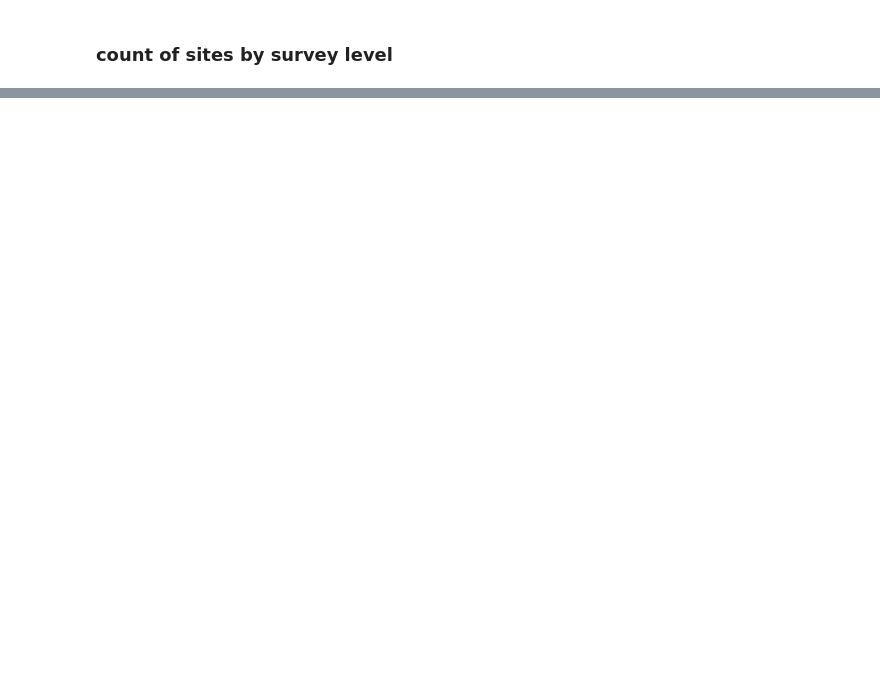
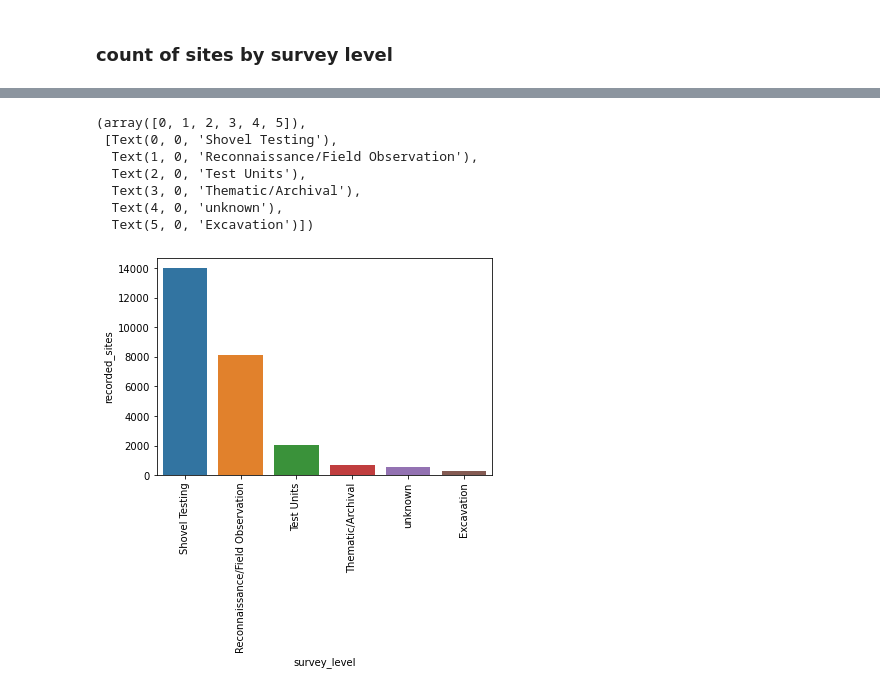
Before and after one commit to Tara-Nicole-Data/archaeological-sites-and-tourism-economic-impact, a Jupyter notebook: notebooks/Sites-Analysis.ipynb, the cells around one changed output, grey strips where cells are left out. Cells and saved outputs as stored; diff of their text form; code cells hidden in the pictures; blank space fills up the shorter version.

```diff
--- a/notebooks/Sites-Analysis.ipynb
+++ b/notebooks/Sites-Analysis.ipynb
@@ -158,5 +715,14 @@ survey_level
 # %%
 sns.barplot(data = survey_level,
            x = "survey_level",
            y = "recorded_sites")
-plt.xticks(rotation = 45)
+plt.xticks(rotation = 90)
+# %% [output]
+(array([0, 1, 2, 3, 4, 5]),
+ [Text(0, 0, 'Shovel Testing'),
+  Text(1, 0, 'Reconnaissance/Field Observation'),
+  Text(2, 0, 'Test Units'),
+  Text(3, 0, 'Thematic/Archival'),
+  Text(4, 0, 'unknown'),
+  Text(5, 0, 'Excavation')])
+[figure, added]
```
Also changed, not shown: parts of 47 cells of this notebook.
